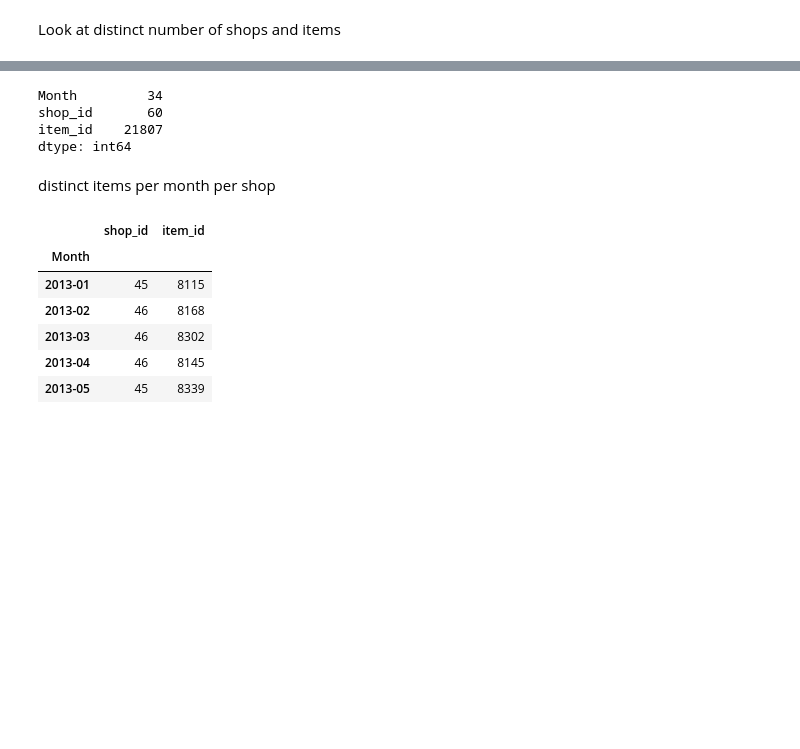
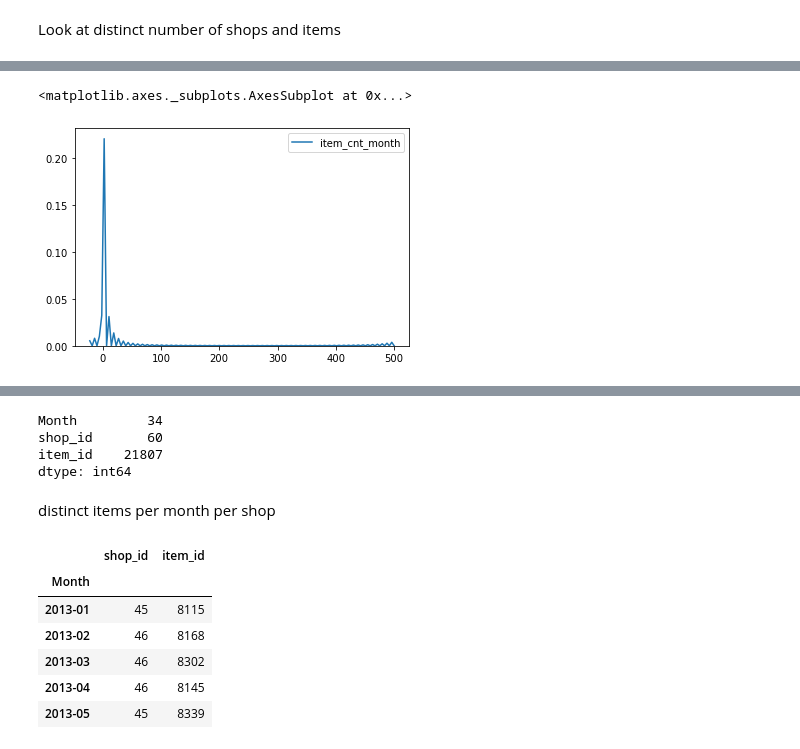
Before and after one commit to lsuazo/HowToWinKaggle, a Jupyter notebook: FinalProject/SuazoFinalProject.ipynb, the cells around one changed output, grey strips where cells are left out. Cells and saved outputs as stored; diff of their text form; code cells hidden in the pictures; blank space fills up the shorter version.

```diff
--- a/FinalProject/SuazoFinalProject.ipynb
+++ b/FinalProject/SuazoFinalProject.ipynb
@@ -40,0 +64,5 @@ Look at distinct number of shops and items
+# %%
+seaborn.kdeplot(np.clip(agg_sales.item_cnt_month,-100, 500))
+# %% [output]
+<matplotlib.axes._subplots.AxesSubplot at 0x...>
+[figure, added]
```
Also changed, not shown: parts of 46 cells of this notebook.
